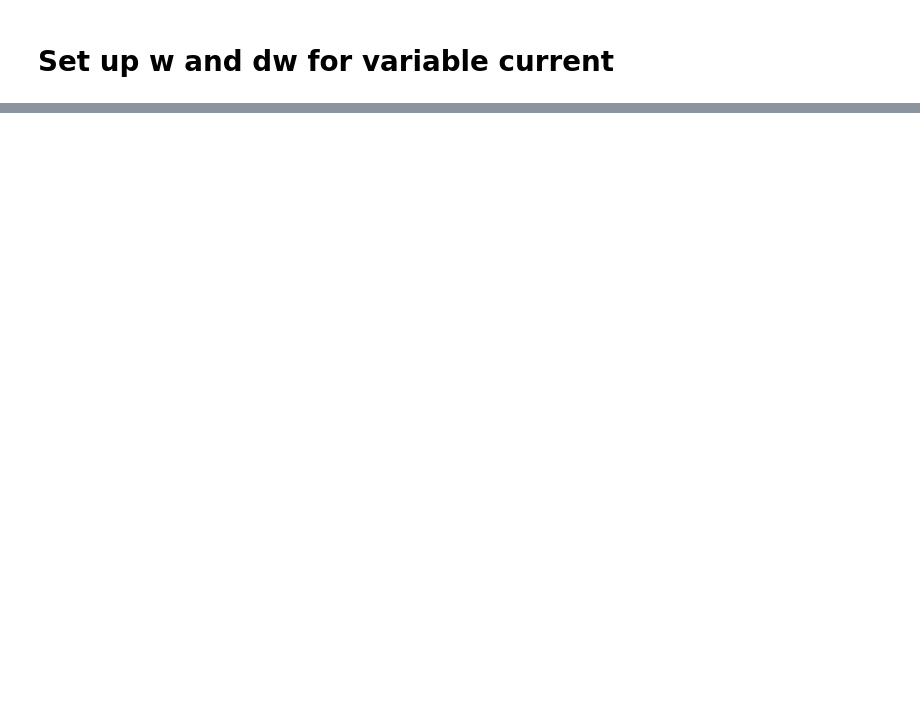
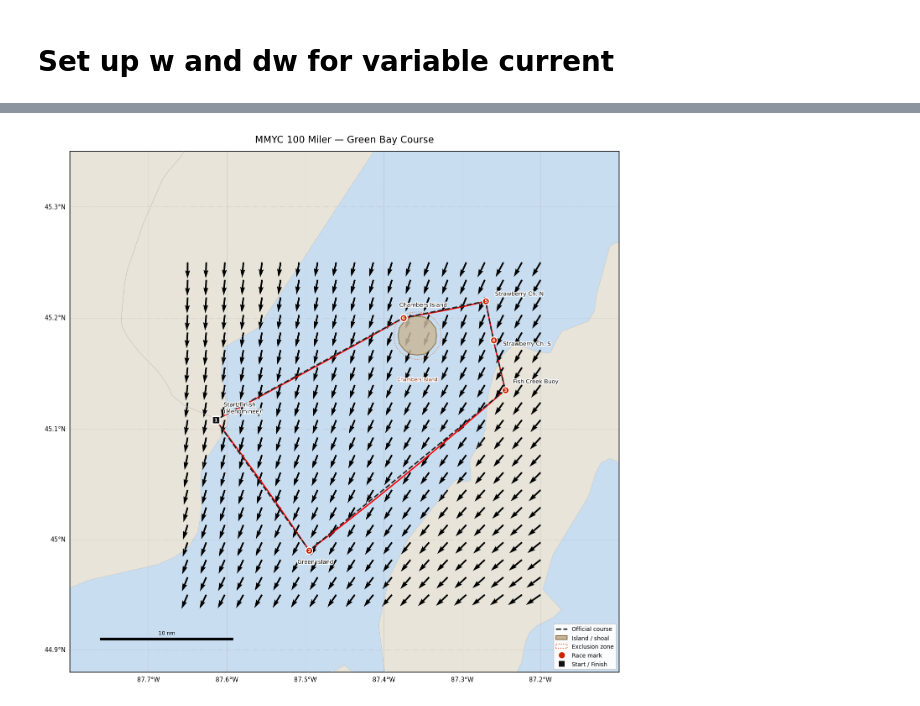
Before and after one commit to EthanPrimes/vol4-second-project, a Jupyter notebook: zermelo_variable_current.ipynb, the cells around one changed output, grey strips where cells are left out. Drawn from its saved outputs; the diff is of its cells as text; code cells hidden in the pictures; blank space fills up the shorter version.

```diff
--- a/zermelo_variable_current.ipynb
+++ b/zermelo_variable_current.ipynb
@@ -147,0 +357,23 @@ plt.show()
+# %%
+from mapper import get_satellite_map
+
+ax = get_satellite_map()
+
+for leg in range(6):
+    x0, x1 = np.array(OFFICIAL[leg]), np.array(OFFICIAL[leg+1])
+    sol = solve(x0, x1)
+
+    ax.plot(sol.y[0], sol.y[1], 'r', transform=PLATE)
+
+X, Y = np.meshgrid(np.linspace(-87.65, -87.2, 20),
+                   np.linspace(44.95, 45.25, 20))
+S = np.vstack([X.ravel(), Y.ravel()]).T
+U, V = w(S)
+U, V = U.reshape(X.shape), V.reshape(Y.shape)
+
+ax.quiver(X, Y, U, V, transform=PLATE)
+
+plt.tight_layout()
+plt.show()
+# %% [output]
+[figure, added]
```
Also changed, not shown: parts of 8 cells of this notebook.
